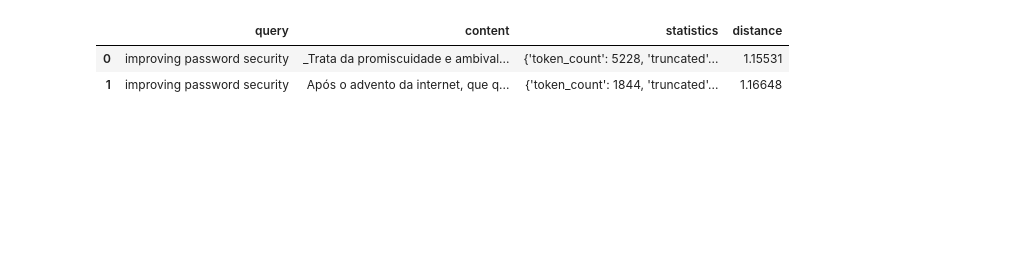
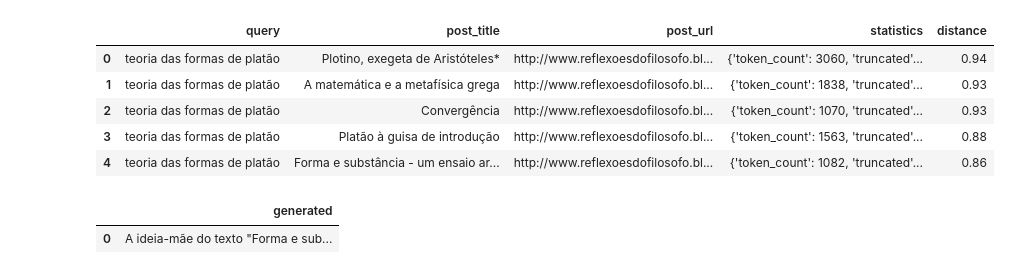
Before and after one commit to luquissak/blog-api-2024, a Jupyter notebook: src/notebook/talk_with_the_blog.ipynb, the cells around one changed output. Cells and saved outputs as stored; diff of their text form; code cells hidden in the pictures; blank space fills up the shorter version.

```diff
--- a/src/notebook/talk_with_the_blog.ipynb
+++ b/src/notebook/talk_with_the_blog.ipynb
@@ -2,6 +2,8 @@
 import pandas as pd
 import matplotlib.pyplot as plt
 import seaborn as sns
+# %%
+pd.set_option('display.max_colwidth', None)
 # %%
 %load_ext bigquery_magics
 # %%
@@ -88,6 +79,9 @@ FROM
 # %%
-rag
+qa
 # %% [output]
-|  | query | content | statistics | distance |
-| 0 | improving password security | _Trata da promiscuidade e ambival... | {'token_count': 5228, 'truncated'... | 1.15531 |
-| 1 | improving password security | Após o advento da internet, que q... | {'token_count': 1844, 'truncated'... | 1.16648 |
+|  | query | post_title | post_url | statistics | distance |
+| 0 | teoria das formas de platão | Plotino, exegeta de Aristóteles* | http://www.reflexoesdofilosofo.bl... | {'token_count': 3060, 'truncated'... | 0.94 |
+| 1 | teoria das formas de platão | A matemática e a metafísica grega | http://www.reflexoesdofilosofo.bl... | {'token_count': 1838, 'truncated'... | 0.93 |
+| 2 | teoria das formas de platão | Convergência | http://www.reflexoesdofilosofo.bl... | {'token_count': 1070, 'truncated'... | 0.93 |
+| 3 | teoria das formas de platão | Platão à guisa de introdução | http://www.reflexoesdofilosofo.bl... | {'token_count': 1563, 'truncated'... | 0.88 |
+| 4 | teoria das formas de platão | Forma e substância - um ensaio ar... | http://www.reflexoesdofilosofo.bl... | {'token_count': 1082, 'truncated'... | 0.86 |
@@ -93,0 +112,5 @@ rag
+# %%
+rag
+# %% [output]
+|  | generated |
+| 0 | A ideia-mãe do texto "Forma e sub... |
```
Also changed, not shown: parts of 6 cells of this notebook, 7 other files.
